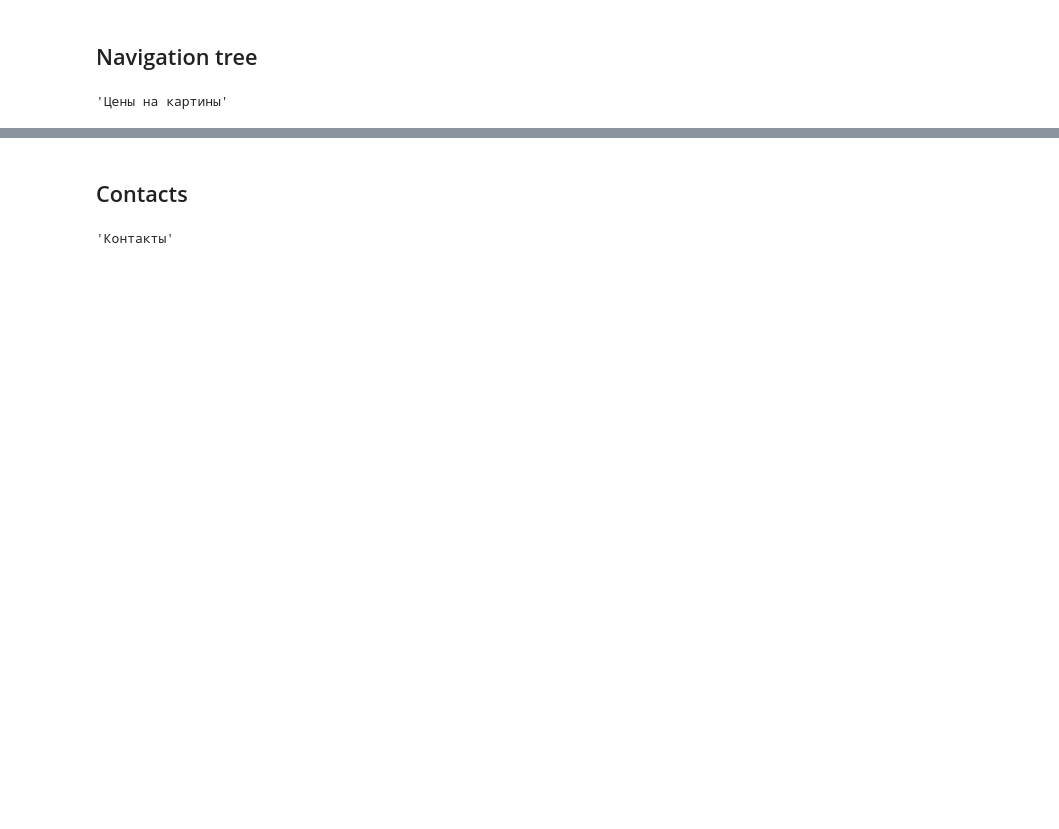
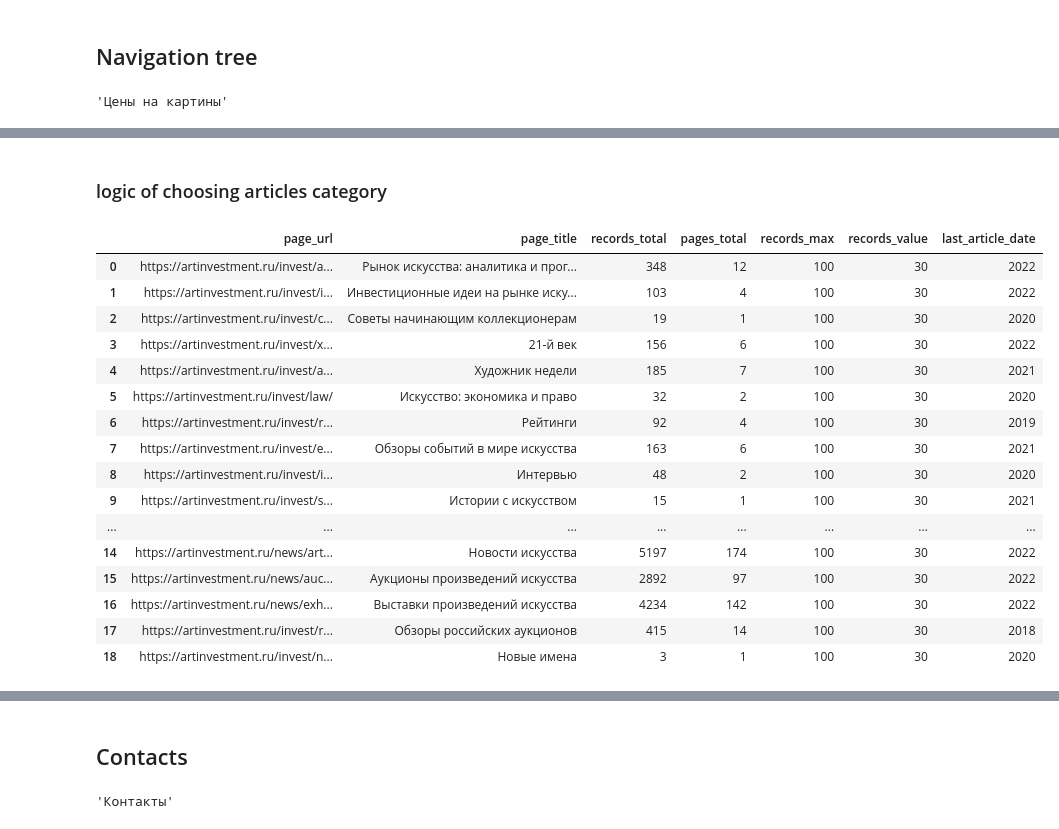
Before and after one commit to Bella151305/ArtProject, a Jupyter notebook: Sites_studies.ipynb, the cells around one changed output, grey strips where cells are left out. Cells and saved outputs as stored; diff of their text form; code cells hidden in the pictures; blank space fills up the shorter version.

```diff
--- a/Sites_studies.ipynb
+++ b/Sites_studies.ipynb
@@ -111,6 +111,14 @@ def save_df_file(df, file, folder): # folder: live, backup or test
     df.to_csv(art_project_path_backups + file, index=False)
   elif folder=='test':
     df.to_csv(art_project_path_tests + file, index=False)
+# %%
+# Date transfomation
+def date_transfomation(cell):
+  try:
+    cell = pd.to_datetime(datetime.strptime(cell, '%d.%m.%Y').strftime('%Y-%m-%d')).date()
+  except ValueError:
+    cell = pd.to_datetime(cell).date()
+  return cell
 # %% [markdown]
 ## Navigation tree
 3. __save_parsing_dict(parsing_dict)__ -> - Save dict with sites for parsing:
@@ -126,6 +134,7 @@ artinvestment_tree = '/artinvestment_current_tree.txt'
 theartnewspaper_tree = '/theartnewspaper_current_tree.txt'
 
 tanp_total_tree = '/theartnewspaper_total_tree.txt'
+artinvest_total_tree = '/artinvestment_total_tree.txt'
 
 # 3. Save dict:
 # 3.1 with sites for parsing
@@ -234,0 +272,6 @@ artinvest_topic_dict
+# %%
+prob_for_pars_articles_dict = artinvest_curr_total_tree['prob_for_pars_articles']
+
+for k, v in add_dict.items():
+  prob_for_pars_articles_dict.update({str(k): v})
+len(prob_for_pars_articles_dict)
@@ -234,0 +293,63 @@ artinvest_topic_dict
+# %% [markdown]
+### logic of choosing articles category
+# %%
+list_links = []
+list_titles = []
+
+for k, v in prob_for_pars_articles_dict.items():
+  list_links.append(v[0])
+  list_titles.append(v[1])
+
+records_total_list = []
+pages_total_list = []
+records_max_list = []
+records_value_list = []
+last_article_date_list = []
+
+for link in list_links: # page with news list of certain category
+  page = get_page(link) # 1. Collect request status
+
+  # counter block of the page with news list
+  table_blocks = page.find_all('div', class_='pager')
+
+  records_total_list.append(int(table_blocks[0].find_all('em')[0].text))
+  pages_total_list.append(int(table_blocks[0].find_all('em')[1].text))
+  records_max_list.append(int(table_blocks[0].find('input').get('title').split(' ')[1]))
+  records_value_list.append(int(table_blocks[0].find('input').get('value')))
+
+  # current page data block of the page with news list
+  list_advices = page.find_all('ul', class_='list advices')
+
+  em = list_advices[0].find_all('em')[0]
+  last_article_date_list.append(em.text)
+
+df_counter = pd.DataFrame({'page_url': list_links,
+                           'page_title': list_titles,
+                           'records_total': records_total_list,
+                           'pages_total': pages_total_list,
+                           'records_max': records_max_list,
+                           'records_value': records_value_list,
+                           'last_article_date': last_article_date_list
+                           })
+df_counter['last_article_date'] = df_counter['last_article_date'].dropna().apply(lambda x: date_transfomation(x).year)
+
+curr_total_title_list = df_counter.loc[df_counter['last_article_date']==datetime.now().date().year]['page_title'].tolist()
+curr_total_title_list
+# %% [output]
+|  | page_url | page_title | records_total | pages_total | records_max | records_value | last_article_date |
+| 0 | https://artinvestment.ru/invest/a... | Рынок искусства: аналитика и прог... | 348 | 12 | 100 | 30 | 2022 |
+| 1 | https://artinvestment.ru/invest/i... | Инвестиционные идеи на рынке иску... | 103 | 4 | 100 | 30 | 2022 |
+| 2 | https://artinvestment.ru/invest/c... | Советы начинающим коллекционерам | 19 | 1 | 100 | 30 | 2020 |
+| 3 | https://artinvestment.ru/invest/x... | 21-й век | 156 | 6 | 100 | 30 | 2022 |
+| 4 | https://artinvestment.ru/invest/a... | Художник недели | 185 | 7 | 100 | 30 | 2021 |
+| 5 | https://artinvestment.ru/invest/law/ | Искусство: экономика и право | 32 | 2 | 100 | 30 | 2020 |
+| 6 | https://artinvestment.ru/invest/r... | Рейтинги | 92 | 4 | 100 | 30 | 2019 |
+| 7 | https://artinvestment.ru/invest/e... | Обзоры событий в мире искусства | 163 | 6 | 100 | 30 | 2021 |
+| 8 | https://artinvestment.ru/invest/i... | Интервью | 48 | 2 | 100 | 30 | 2020 |
+| 9 | https://artinvestment.ru/invest/s... | Истории с искусством | 15 | 1 | 100 | 30 | 2021 |
+| ... | ... | ... | ... | ... | ... | ... | ... |
+| 14 | https://artinvestment.ru/news/art... | Новости искусства | 5197 | 174 | 100 | 30 | 2022 |
+| 15 | https://artinvestment.ru/news/auc... | Аукционы произведений искусства | 2892 | 97 | 100 | 30 | 2022 |
+| 16 | https://artinvestment.ru/news/exh... | Выставки произведений искусства | 4234 | 142 | 100 | 30 | 2022 |
+| 17 | https://artinvestment.ru/invest/r... | Обзоры российских аукционов | 415 | 14 | 100 | 30 | 2018 |
+| 18 | https://artinvestment.ru/invest/n... | Новые имена | 3 | 1 | 100 | 30 | 2020 |
```
Also changed, not shown: parts of 41 cells of this notebook.
